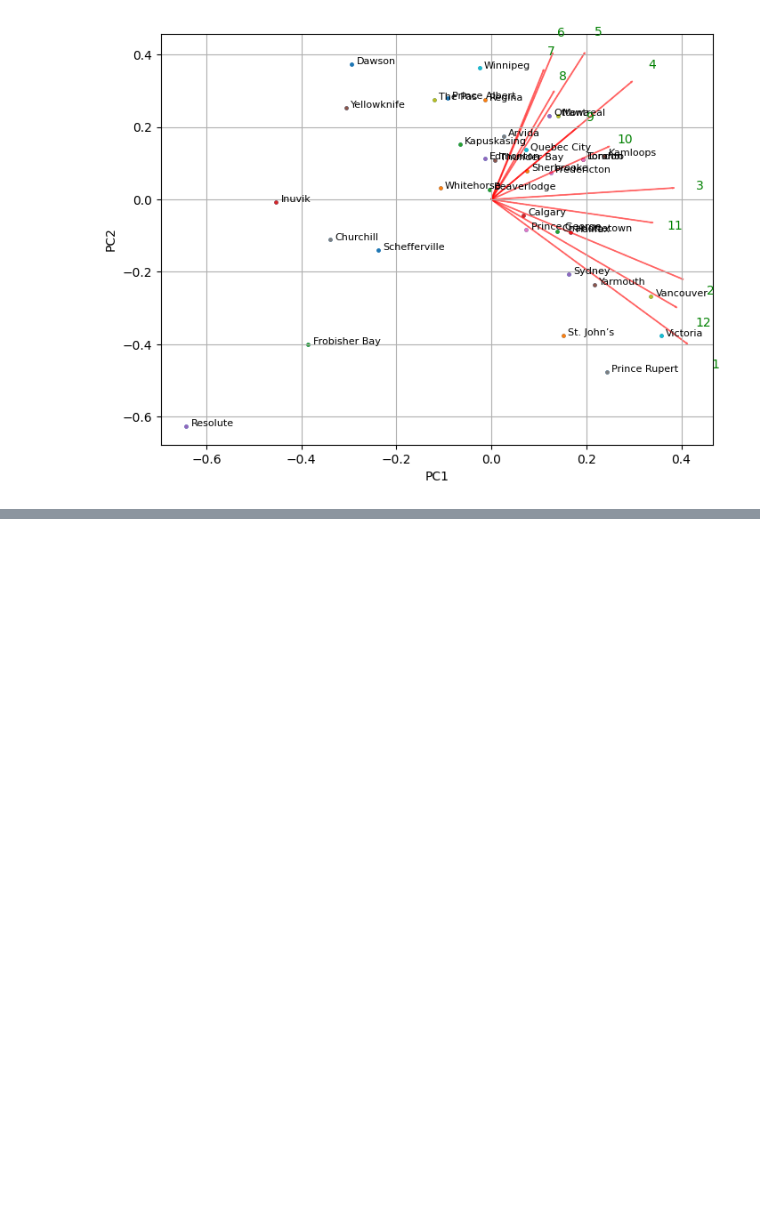
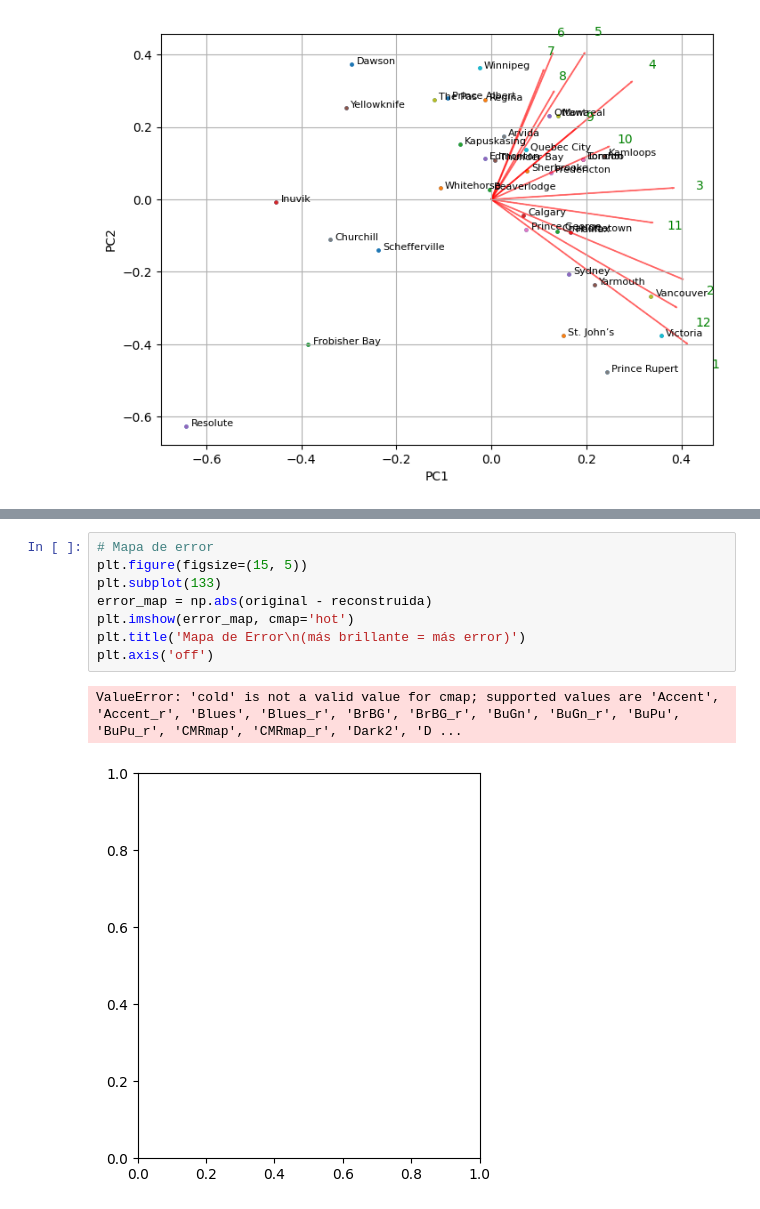
Before and after one commit to Fabiola-cc/IA_lab2, a Jupyter notebook: lab2.ipynb, the cells around one changed output, grey strips where cells are left out. Cells and saved outputs as stored; diff of their text form; blank space fills up the shorter version.

```diff
--- a/lab2.ipynb
+++ b/lab2.ipynb
@@ -439,0 +504,11 @@ plt.show()
+# %%
+# Mapa de error
+plt.figure(figsize=(15, 5))
+plt.subplot(133)
+error_map = np.abs(original - reconstruida)
+plt.imshow(error_map, cmap='hot')
+plt.title('Mapa de Error\n(más brillante = más error)')
+plt.axis('off')
+# %% [output]
+ValueError: 'cold' is not a valid value for cmap; supported values are 'Accent', 'Accent_r', 'Blues', 'Blues_r', 'BrBG', 'BrBG_r', 'BuGn', 'BuGn_r', 'BuPu', 'BuPu_r', 'CMRmap', 'CMRmap_r', 'Dark2', 'D ...
+[figure, added]
```
Also changed, not shown: parts of 14 cells of this notebook.
